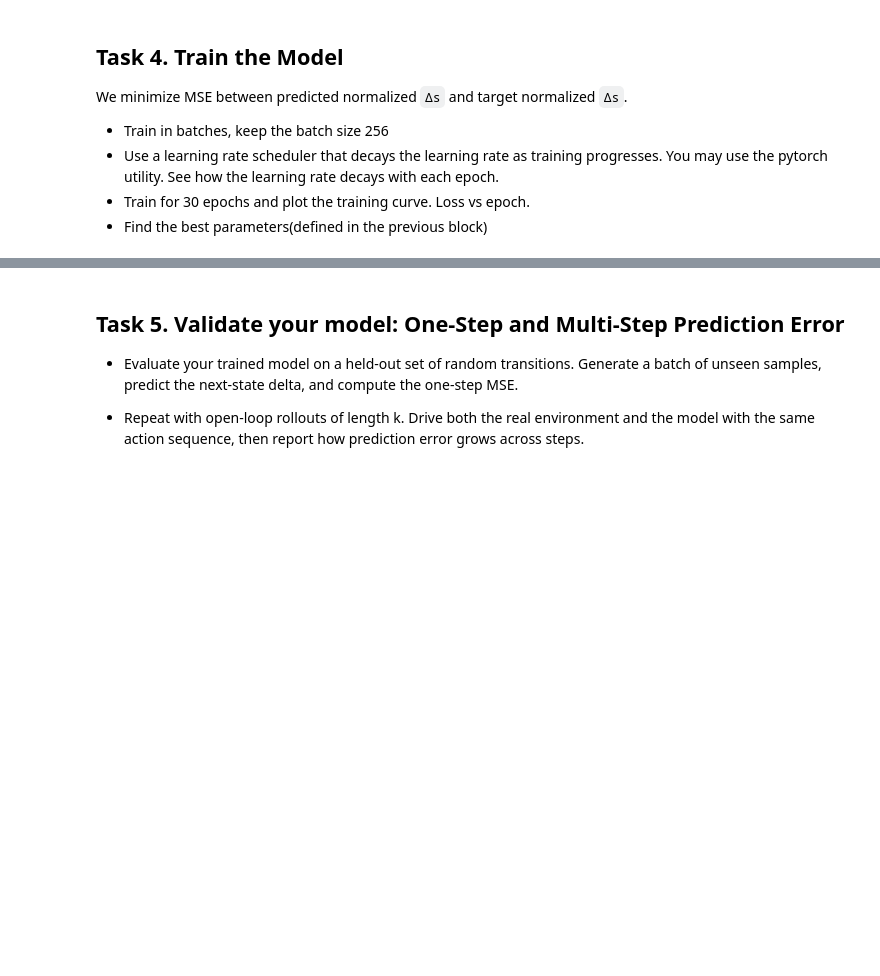
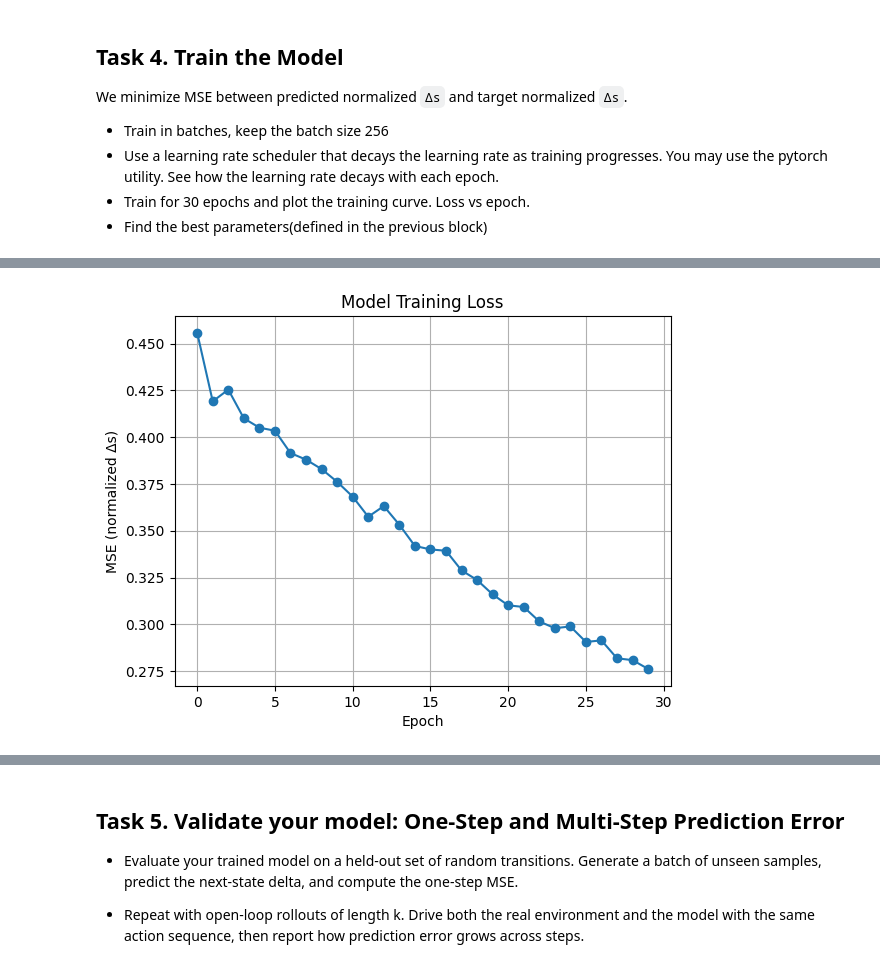
Before and after one commit to aem226/Reinforcement-Learning-Projects, a Jupyter notebook: lab10_half_cheetah_dynamics.ipynb, the cells around one changed output, grey strips where cells are left out. Saved outputs shown, nothing was run; the diff lists cells and outputs as text; code cells hidden in the pictures; blank space fills up the shorter version.

```diff
--- a/lab10_half_cheetah_dynamics.ipynb
+++ b/lab10_half_cheetah_dynamics.ipynb
@@ -145,7 +200,17 @@ targ_norm = RunningNormalizer(obs_dim)
 
 # write the function to update the normalizers from the data collected in the buffer
 def update_normalizers_from_buffer(replay):
-    pass
+    s  = replay.obs[:replay.size]
+    a  = replay.act[:replay.size]
+    sp = replay.nxt[:replay.size]
+
+    x = np.concatenate([s, a], axis=-1)
+    y = sp - s
+
+
+    obs_norm.update(s)
+    inp_norm.update(x)
+    targ_norm.update(y)
 
 update_normalizers_from_buffer(replay)
 print("Normalizers ready.")
@@ -209,0 +262,59 @@ def train_model(model, replay, epochs=30, batch_size=256):
+# %%
+def train_model(model, replay, epochs=30, batch_size=256):
+    # optimizer and scheduler
+    opt = optim.Adam(model.parameters(), lr=1e-3)
+    scheduler = optim.lr_scheduler.ExponentialLR(opt, gamma=0.99)
+    loss_fn = nn.MSELoss()
+
+    losses = []
+
+    for epoch in range(epochs):
+        model.train()
+        n_batches = max(1, replay.size // batch_size)
+        epoch_loss = 0.0
+
+        for _ in range(n_batches):
+            # sample a batch
+            x, y, _, _ = replay.sample(batch_size)
+
+
+            x = inp_norm.normalize(x.numpy())
+            y = targ_norm.normalize(y.numpy())
+
+            x = to_t(x)
+            y = to_t(y)
+
+            # forward pass
+            pred = model(x)
+            loss = loss_fn(pred, y)
+
+            # backward pass
+            opt.zero_grad()
+            loss.backward()
+            opt.step()
+
+            epoch_loss += loss.item()
+
+
+        scheduler.step()
+
+        avg_loss = epoch_loss / n_batches
+        losses.append(avg_loss)
+        print(f"Epoch {epoch+1}/{epochs} | Loss = {avg_loss:.6f}")
+
+    print("Training complete.")
+    return losses
+
+
+# ---- Train for 30 epochs ----
+losses = train_model(model, replay, epochs=30, batch_size=256)
+
+# ---- Plot training curve ----
+plt.figure()
+plt.plot(losses, marker='o')
+plt.xlabel("Epoch")
+plt.ylabel("MSE (normalized Δs)")
+plt.title("Model Training Loss")
+plt.grid(True)
+plt.show()
+# %% [output]
@@ -209,0 +338 @@ def train_model(model, replay, epochs=30, batch_size=256):
+[figure, added]
```
Also changed, not shown: parts of 14 cells of this notebook.
